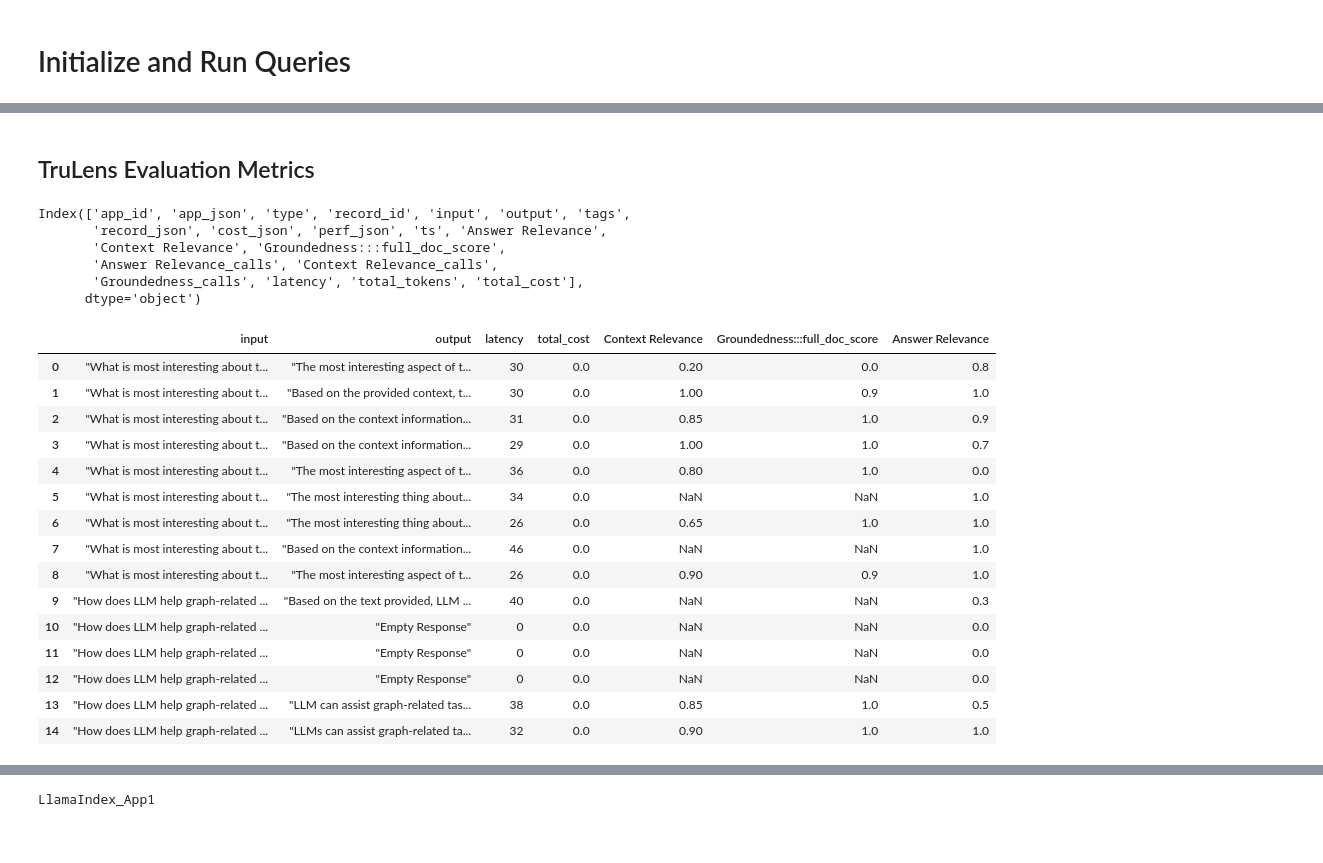
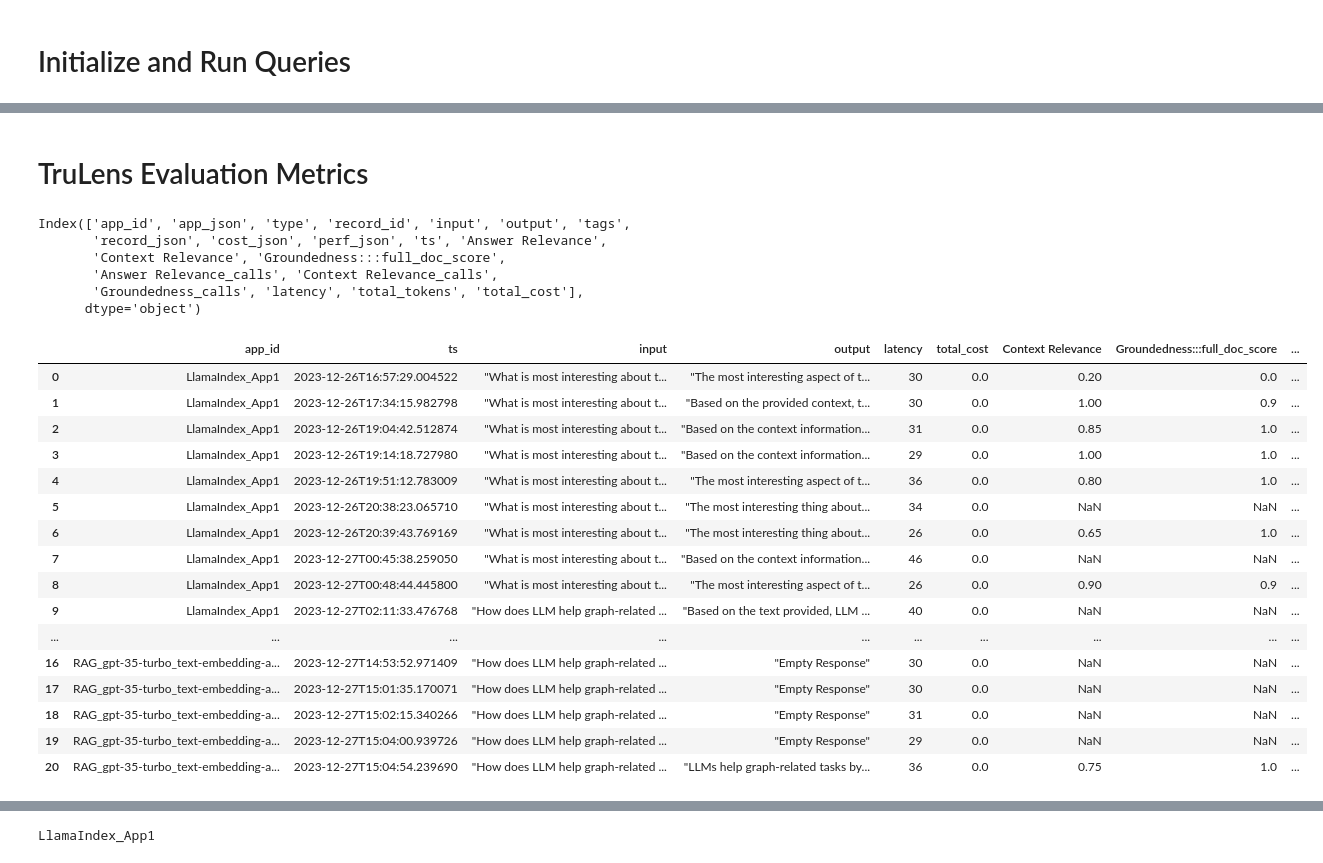
Before and after one commit to jeanaristide/RAG, a Jupyter notebook: LlamaIndex/RAG_TruLens_eval.ipynb, the cells around one changed output, grey strips where cells are left out. Saved outputs shown, nothing was run; the diff lists cells and outputs as text; code cells hidden in the pictures.

```diff
--- a/LlamaIndex/RAG_TruLens_eval.ipynb
+++ b/LlamaIndex/RAG_TruLens_eval.ipynb
@@ -233,5 +226,5 @@ Feedback function `groundedness_measure` was renamed to `groundedness_measure_wi
 # %% [markdown]
-## TruLens Evaluation Metrics
+# TruLens Evaluation Metrics
 # %%
 #View results in notebook
 tru.get_records_and_feedback(app_ids=[])[0].columns # pass an empty list of app_ids to get all
@@ -242,28 +235,37 @@ Index(['app_id', 'app_json', 'type', 'record_id', 'input', 'output', 'tags',
        'Answer Relevance_calls', 'Context Relevance_calls',
        'Groundedness_calls', 'latency', 'total_tokens', 'total_cost'],
       dtype='object')
+# %%
+def show_metrics(tru):
+    records, feedback = tru.get_records_and_feedback(app_ids=[])
+    pd.set_option("display.max_colwidth", None)
+    return records[['app_id','ts', "input", "output", 'latency', 'total_cost'] + feedback]
+# %%
+metrics = show_metrics(tru)
+metrics
+# %% [output]
+|  | app_id | ts | input | output | latency | total_cost | Context Relevance | Groundedness:::full_doc_score | ... |
+| 0 | LlamaIndex_App1 | 2023-12-26T16:57:29.004522 | "What is most interesting about t... | "The most interesting aspect of t... | 30 | 0.0 | 0.20 | 0.0 | ... |
+| 1 | LlamaIndex_App1 | 2023-12-26T17:34:15.982798 | "What is most interesting about t... | "Based on the provided context, t... | 30 | 0.0 | 1.00 | 0.9 | ... |
+| 2 | LlamaIndex_App1 | 2023-12-26T19:04:42.512874 | "What is most interesting about t... | "Based on the context information... | 31 | 0.0 | 0.85 | 1.0 | ... |
+| 3 | LlamaIndex_App1 | 2023-12-26T19:14:18.727980 | "What is most interesting about t... | "Based on the context information... | 29 | 0.0 | 1.00 | 1.0 | ... |
+| 4 | LlamaIndex_App1 | 2023-12-26T19:51:12.783009 | "What is most interesting about t... | "The most interesting aspect of t... | 36 | 0.0 | 0.80 | 1.0 | ... |
+| 5 | LlamaIndex_App1 | 2023-12-26T20:38:23.065710 | "What is most interesting about t... | "The most interesting thing about... | 34 | 0.0 | NaN | NaN | ... |
+| 6 | LlamaIndex_App1 | 2023-12-26T20:39:43.769169 | "What is most interesting about t... | "The most interesting thing about... | 26 | 0.0 | 0.65 | 1.0 | ... |
+| 7 | LlamaIndex_App1 | 2023-12-27T00:45:38.259050 | "What is most interesting about t... | "Based on the context information... | 46 | 0.0 | NaN | NaN | ... |
+| 8 | LlamaIndex_App1 | 2023-12-27T00:48:44.445800 | "What is most interesting about t... | "The most interesting aspect of t... | 26 | 0.0 | 0.90 | 0.9 | ... |
+| 9 | LlamaIndex_App1 | 2023-12-27T02:11:33.476768 | "How does LLM help graph-related ... | "Based on the text provided, LLM ... | 40 | 0.0 | NaN | NaN | ... |
+| ... | ... | ... | ... | ... | ... | ... | ... | ... | ... |
+| 16 | RAG_gpt-35-turbo_text-embedding-a... | 2023-12-27T14:53:52.971409 | "How does LLM help graph-related ... | "Empty Response" | 30 | 0.0 | NaN | NaN | ... |
+| 17 | RAG_gpt-35-turbo_text-embedding-a... | 2023-12-27T15:01:35.170071 | "How does LLM help graph-related ... | "Empty Response" | 30 | 0.0 | NaN | NaN | ... |
+| 18 | RAG_gpt-35-turbo_text-embedding-a... | 2023-12-27T15:02:15.340266 | "How does LLM help graph-related ... | "Empty Response" | 31 | 0.0 | NaN | NaN | ... |
+| 19 | RAG_gpt-35-turbo_text-embedding-a... | 2023-12-27T15:04:00.939726 | "How does LLM help graph-related ... | "Empty Response" | 29 | 0.0 | NaN | NaN | ... |
+| 20 | RAG_gpt-35-turbo_text-embedding-a... | 2023-12-27T15:04:54.239690 | "How does LLM help graph-related ... | "LLMs help graph-related tasks by... | 36 | 0.0 | 0.75 | 1.0 | ... |
 # %%
-#show only input, output, groundness, answer and context scores
-records, feedback = tru.get_records_and_feedback(app_ids=[])
-pd.set_option("display.max_colwidth", None)
-records[["input", "output", 'latency', 'total_cost'] + feedback]
+# #show only input, output, groundness, answer and context scores
+# records, feedback = tru.get_records_and_feedback(app_ids=[])
+# pd.set_option("display.max_colwidth", None)
+# records[["input", "output", 'latency', 'total_cost'] + feedback]
-# %% [output]
-|  | input | output | latency | total_cost | Context Relevance | Groundedness:::full_doc_score | Answer Relevance |
-| 0 | "What is most interesting about t... | "The most interesting aspect of t... | 30 | 0.0 | 0.20 | 0.0 | 0.8 |
-| 1 | "What is most interesting about t... | "Based on the provided context, t... | 30 | 0.0 | 1.00 | 0.9 | 1.0 |
-| 2 | "What is most interesting about t... | "Based on the context information... | 31 | 0.0 | 0.85 | 1.0 | 0.9 |
-| 3 | "What is most interesting about t... | "Based on the context information... | 29 | 0.0 | 1.00 | 1.0 | 0.7 |
-| 4 | "What is most interesting about t... | "The most interesting aspect of t... | 36 | 0.0 | 0.80 | 1.0 | 0.0 |
-| 5 | "What is most interesting about t... | "The most interesting thing about... | 34 | 0.0 | NaN | NaN | 1.0 |
-| 6 | "What is most interesting about t... | "The most interesting thing about... | 26 | 0.0 | 0.65 | 1.0 | 1.0 |
-| 7 | "What is most interesting about t... | "Based on the context information... | 46 | 0.0 | NaN | NaN | 1.0 |
-| 8 | "What is most interesting about t... | "The most interesting aspect of t... | 26 | 0.0 | 0.90 | 0.9 | 1.0 |
-| 9 | "How does LLM help graph-related ... | "Based on the text provided, LLM ... | 40 | 0.0 | NaN | NaN | 0.3 |
-| 10 | "How does LLM help graph-related ... | "Empty Response" | 0 | 0.0 | NaN | NaN | 0.0 |
-| 11 | "How does LLM help graph-related ... | "Empty Response" | 0 | 0.0 | NaN | NaN | 0.0 |
-| 12 | "How does LLM help graph-related ... | "Empty Response" | 0 | 0.0 | NaN | NaN | 0.0 |
-| 13 | "How does LLM help graph-related ... | "LLM can assist graph-related tas... | 38 | 0.0 | 0.85 | 1.0 | 0.5 |
-| 14 | "How does LLM help graph-related ... | "LLMs can assist graph-related ta... | 32 | 0.0 | 0.90 | 1.0 | 1.0 |
 # %%
 tru.get_leaderboard(app_ids=[])
 # %% [output]
```
Also changed, not shown: parts of 10 cells of this notebook, 8 other files.
